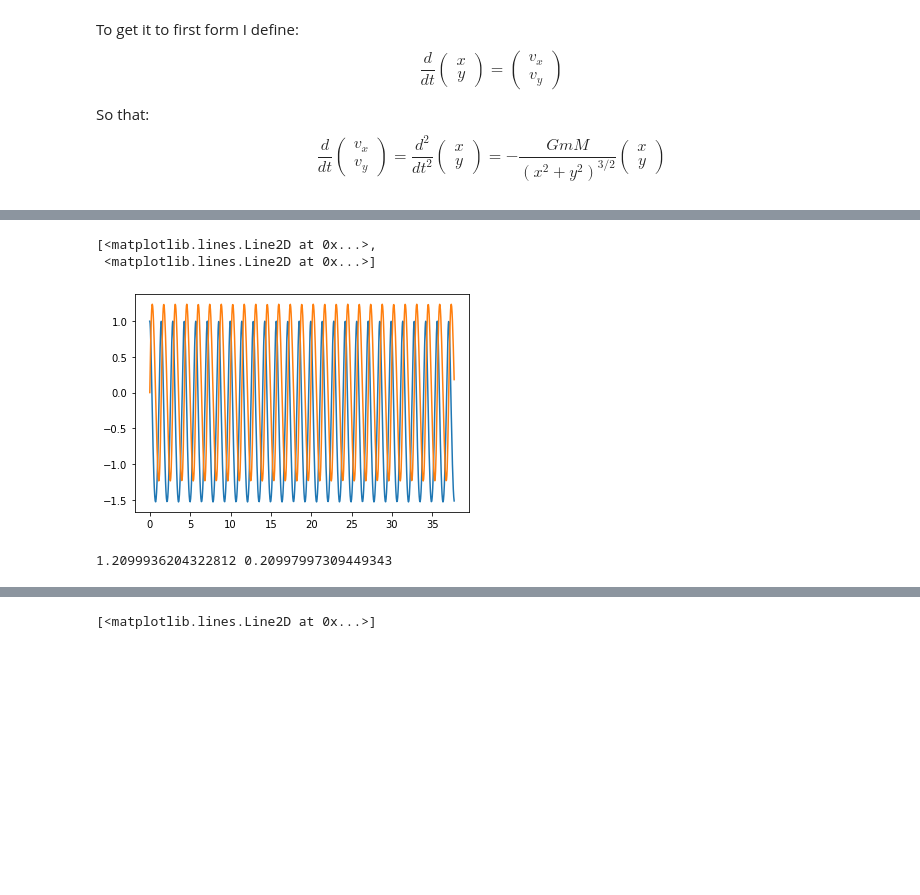
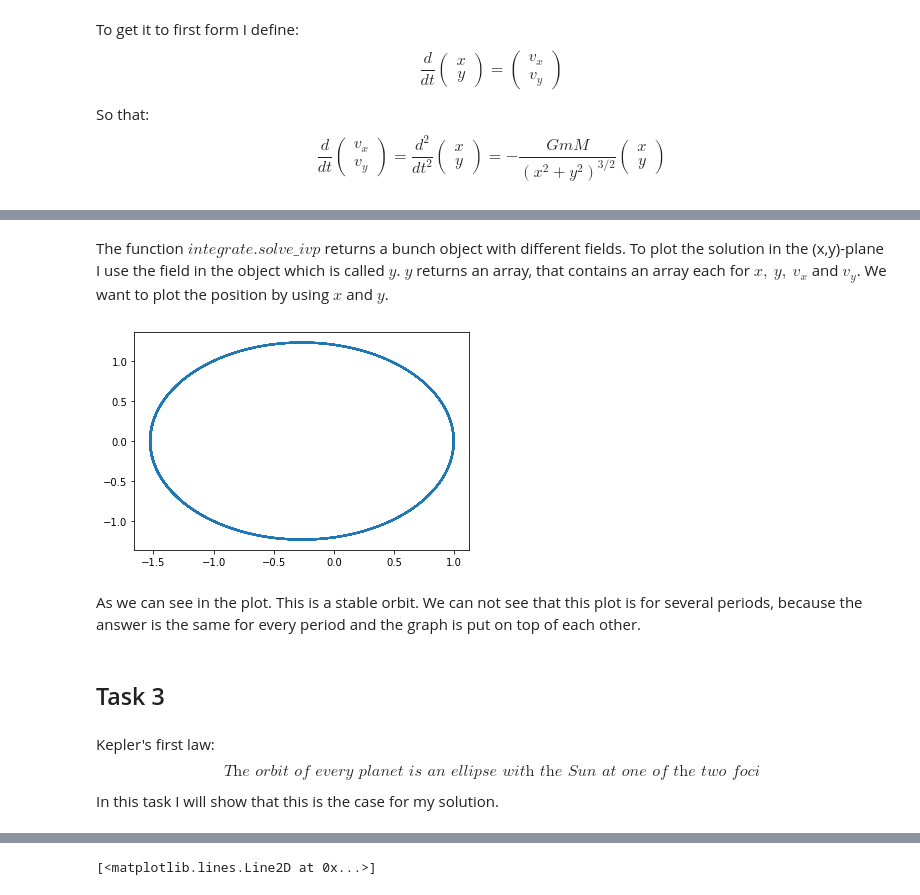
Before and after one commit to froydis98/NumeriskModellering, a Jupyter notebook: Handin2/Assignment2.ipynb, the cells around one changed output, grey strips where cells are left out. Saved outputs shown, nothing was run; the diff lists cells and outputs as text; code cells hidden in the pictures; blank space fills up the shorter version.

Commit message:
Write about task 2

```diff
--- a/Handin2/Assignment2.ipynb
+++ b/Handin2/Assignment2.ipynb
@@ -87,18 +134,11 @@ Now we the equation on first-order form.
 # %%
-from scipy import integrate, optimize
-import numpy as np
-from matplotlib import pyplot as plt
+def diffFun(t,z):
+    return [z[2], z[3], -((GM*z[0])/(z[0]**2 + z[1]**2)**(3/2)), -((GM*z[1])/(z[0]**2 + z[1]**2)**(3/2))]
 
-GM = 4 * np.pi**2
-
-f = lambda t, z: [ z[2], z[3], -((GM*z[0])/(z[0]**2 + z[1]**2)**(3/2)), -((GM*z[1])/(z[0]**2 + z[1]**2)**(3/2)) ]
-
-solution = integrate.solve_ivp(
-    f,                                  # Right hand side of the system
-    (0, 12*np.pi),                      # Interval of integration
+sol = integrate.solve_ivp(
+    diffFun,                            # Right hand side of the system
+    (0, 15*np.pi),                      # Interval of integration
     np.array([1,0,0, 1.1 * 2*np.pi]),   # Initial state
     method = "RK45",                    # Integration method, default is RK45
     rtol = 1e-10                        # Tolerance for the relative error
 )
-plt.plot(solution.y[0], solution.y[1])
-plt.show()
@@ -107,6 +145,15 @@ plt.show()
+# %% [markdown]
+The function $\textit{integrate.solve_ivp}$ returns a bunch object with different fields. To plot the solution in the (x,y)-plane I use the field in the object which is called $y$. $y$ returns an array, that contains an array each for $x,\ y,\ v_x$ and $v_y$. We want to plot the position by using $x$ and $y$.
 # %%
-plt.plot(solution.t, solution.y[0], solution.t, solution.y[1])
+plt.plot(sol.y[0], sol.y[1])
+plt.show()
 # %% [output]
-[<matplotlib.lines.Line2D at 0x...>,
- <matplotlib.lines.Line2D at 0x...>]
-[figure, old version]
+[figure, new version]
+# %% [markdown]
+As we can see in the plot. This is a stable orbit. We can not see that this plot is for several periods, because the answer is the same for every period and the graph is put on top of each other.
+# %% [markdown]
+## Task 3
+# %% [markdown]
+Kepler's first law:
+$$\textit{The orbit of every planet is an ellipse with the Sun at one of the two foci}$$
+In this task I will show that this is the case for my solution.
@@ -113,22 +170,3 @@ plt.plot(solution.t, solution.y[0], solution.t, solution.y[1])
 # %%
 def rTheta(theta, p, e):
     return p / (1 + e*np.cos(theta))
-# %%
-tlist = []
-rlist = []
-rtlist = []
-for i in range(len(solution.y[0])):
-    x = solution.y[0][i]
-    y = solution.y[1][i]
-    r = np.sqrt(x**2 + y**2)
-    theta = np.arctan2(y, x)
-    tlist.append(theta)
-    rlist.append(r)
-
-parameters = optimize.curve_fit(rTheta, tlist, rlist)
-p = parameters[0][0]
-e = parameters[0][1]
-rt = rTheta(tlist, p, e)
-print(p, e)
-# %% [output]
-1.2099936204322812 0.20997997309449343
```
Also changed, not shown: parts of 22 cells of this notebook.
